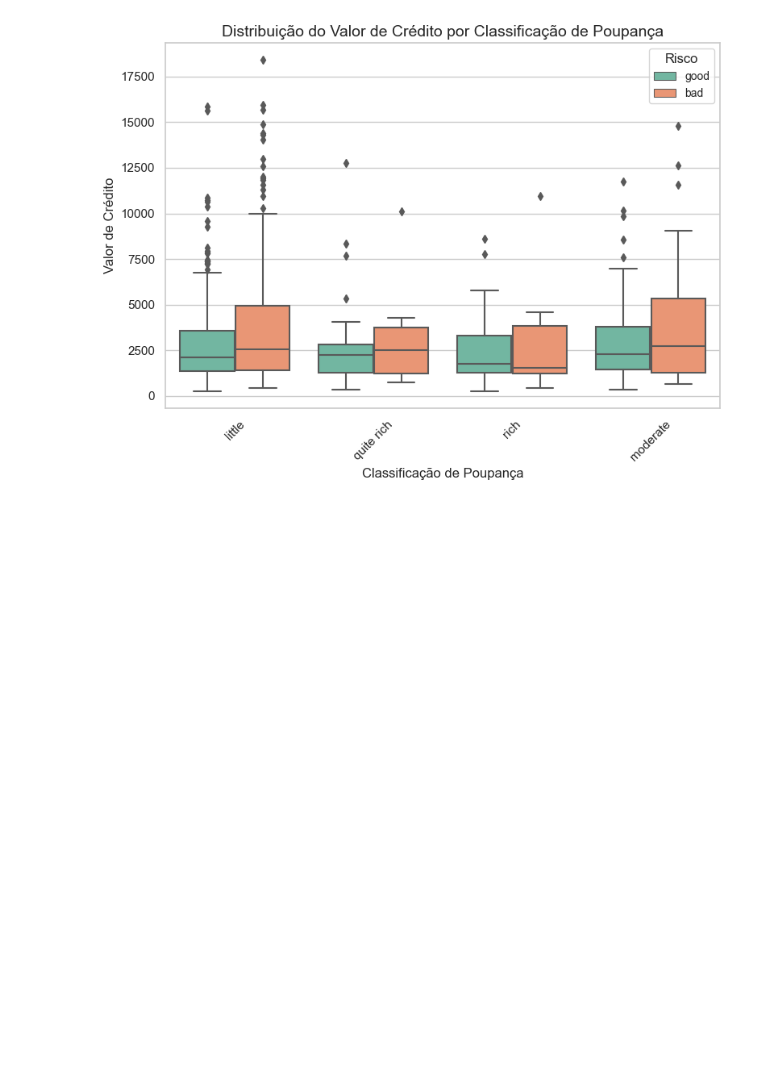
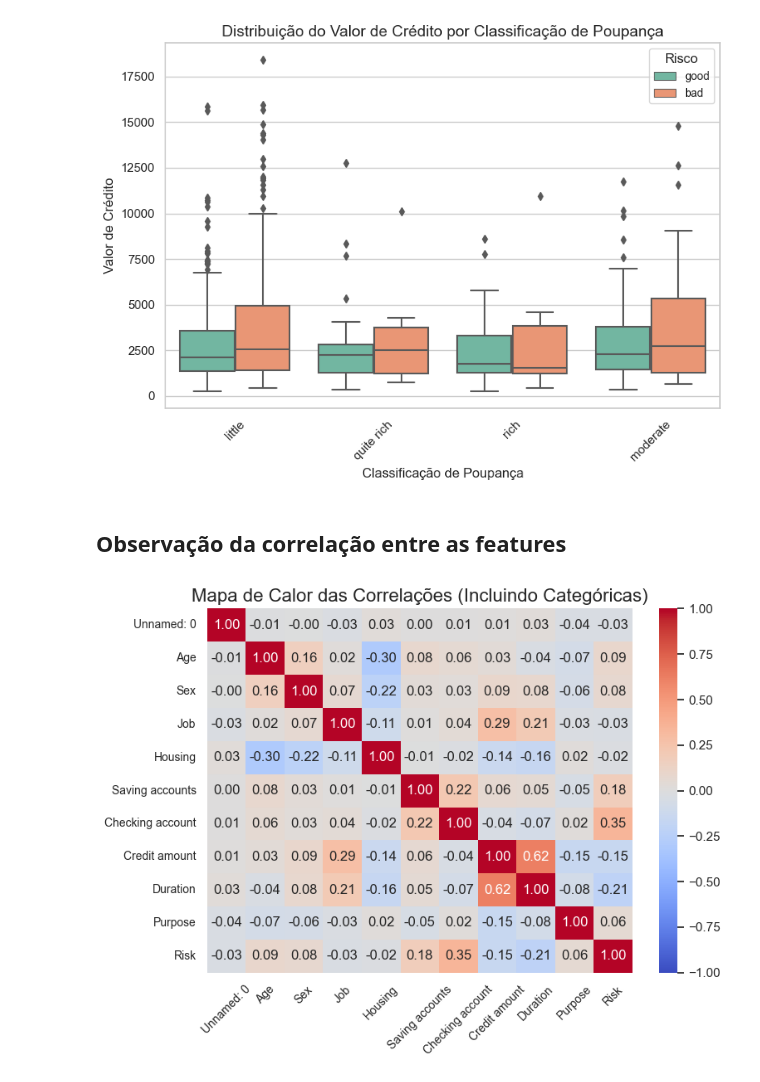
Before and after one commit to rafaelviniciusoliveira/Previs-o-de-Risco-de-Cr-dito, a Jupyter notebook: notebook.ipynb, the cells around one changed output. Cells and saved outputs as stored; diff of their text form; code cells hidden in the pictures; blank space fills up the shorter version.

```diff
--- a/notebook.ipynb
+++ b/notebook.ipynb
@@ -242,3 +242,34 @@ plt.tight_layout()
 plt.show()
 # %% [output]
 [figure]
+# %% [markdown]
+## Observação da correlação entre as features
+# %%
+from sklearn.preprocessing import LabelEncoder
+
+df_encoded = df.copy()
+categorical_columns = df_encoded.select_dtypes(include='object').columns
+label_encoders = {}
+
+for col in categorical_columns:
+    le = LabelEncoder()
+    df_encoded[col] = le.fit_transform(df_encoded[col])
+    label_encoders[col] = le  # Armazenando o encoder caso precise revertê-lo
+
+correlation_matrix = df_encoded.corr()
+plt.figure(figsize=(8, 6))
+sns.heatmap(
+    correlation_matrix,
+    annot=True,
+    fmt=".2f",
+    cmap='coolwarm',
+    vmin=-1, vmax=1
+)
+
+plt.title('Mapa de Calor das Correlações (Incluindo Categóricas)', fontsize=16)
+plt.xticks(rotation=45, fontsize=10)
+plt.yticks(fontsize=10)
+plt.tight_layout()
+plt.show()
+# %% [output]
+[figure, added]
```
Also changed, not shown: parts of 12 cells of this notebook.
